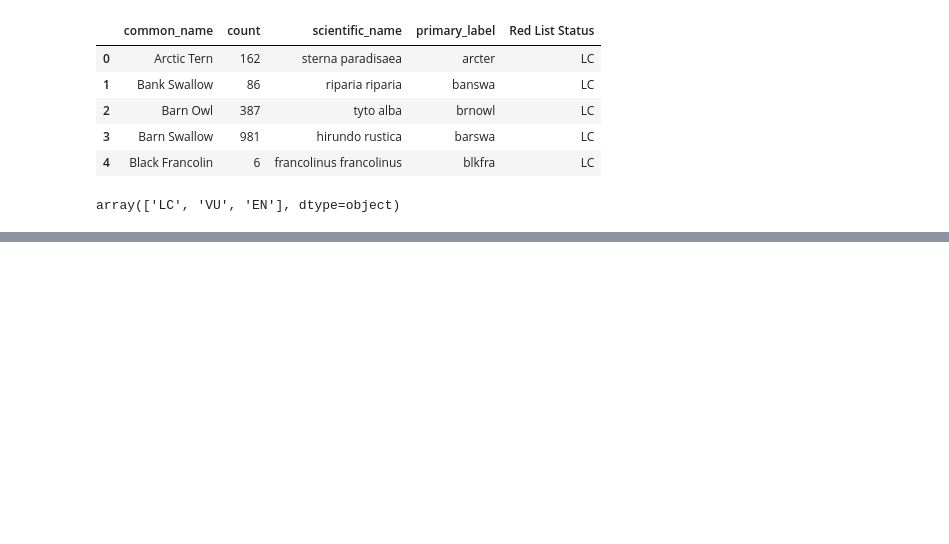
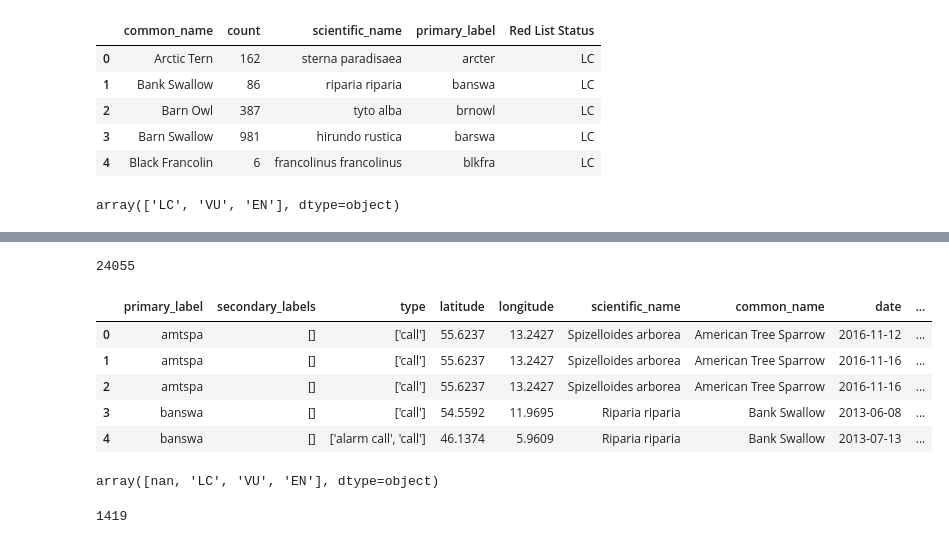
Before and after one commit to Kenny101-dot/Ornistone-Project, a Jupyter notebook: Spectogram/Modeling Dataset.ipynb, the cells around one changed output, grey strips where cells are left out. Cells and saved outputs as stored; diff of their text form; code cells hidden in the pictures; blank space fills up the shorter version.

```diff
--- a/Spectogram/Modeling Dataset.ipynb
+++ b/Spectogram/Modeling Dataset.ipynb
@@ -80,0 +94,3 @@ df1['secondary_labels'].nunique()
+# %%
+df2.drop(columns=['secondary_labels', 'type', 'latitude', 'longitude', 'license', 'rating', 'time', 'geometry'], inplace=True)
+df2.head()
@@ -80,0 +106,29 @@ df1['secondary_labels'].nunique()
+# %%
+df2['filename'].nunique()
+# %% [output]
+24055
+# %%
+# Create a mapping from primary_label to Red List Status
+red_list_status_mapping = df1.set_index('primary_label')['Red List Status'].to_dict()
+
+# Add the Red List Status to df2 based on the primary_label
+df2['Red List Status'] = df2['primary_label'].map(red_list_status_mapping)
+
+# Display the updated dataframe
+df2.head()
+# %% [output]
+|  | primary_label | secondary_labels | type | latitude | longitude | scientific_name | common_name | date | ... |
+| 0 | amtspa | [] | ['call'] | 55.6237 | 13.2427 | Spizelloides arborea | American Tree Sparrow | 2016-11-12 | ... |
+| 1 | amtspa | [] | ['call'] | 55.6237 | 13.2427 | Spizelloides arborea | American Tree Sparrow | 2016-11-16 | ... |
+| 2 | amtspa | [] | ['call'] | 55.6237 | 13.2427 | Spizelloides arborea | American Tree Sparrow | 2016-11-16 | ... |
+| 3 | banswa | [] | ['call'] | 54.5592 | 11.9695 | Riparia riparia | Bank Swallow | 2013-06-08 | ... |
+| 4 | banswa | [] | ['alarm call', 'call'] | 46.1374 | 5.9609 | Riparia riparia | Bank Swallow | 2013-07-13 | ... |
+# %%
+df2['Red List Status'].unique()
+# %% [output]
+array([nan, 'LC', 'VU', 'EN'], dtype=object)
+# %%
+nan_count = df2['Red List Status'].isna().sum()
+print(nan_count)
+# %% [output]
+1419
```
Also changed, not shown: parts of 10 cells of this notebook, 2 other files.
